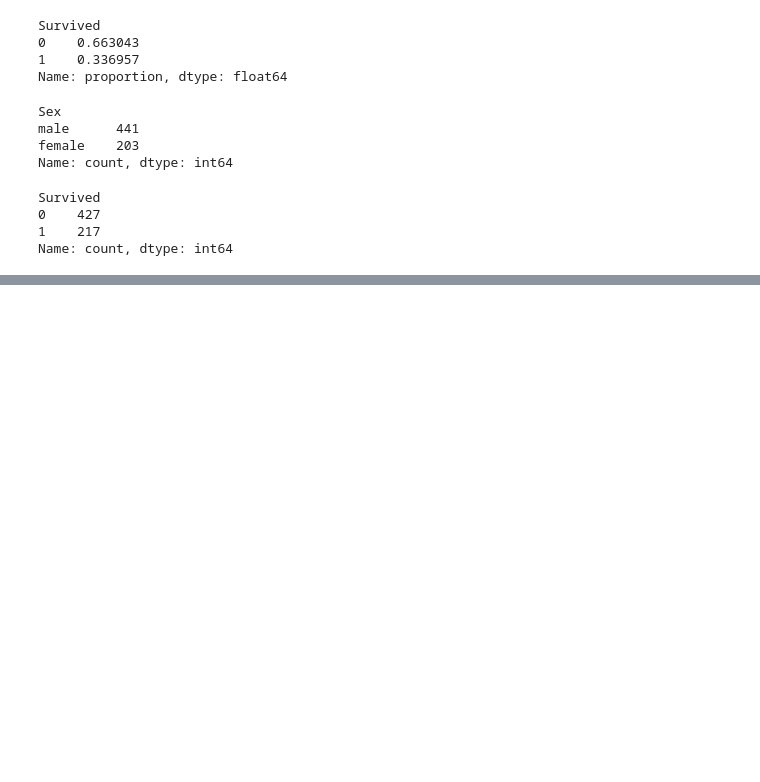
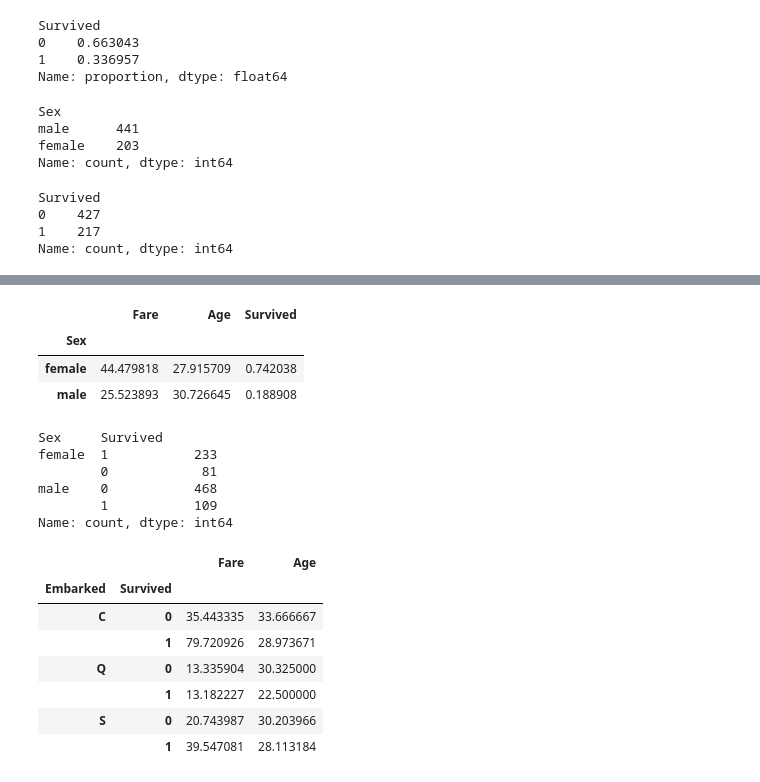
Before and after one commit to Sameerbhattarai99/ds-mlbatch-07, a Jupyter notebook: data_part/pandas/exploration.ipynb, the cells around one changed output, grey strips where cells are left out. Cells and saved outputs as stored; diff of their text form; code cells hidden in the pictures; blank space fills up the shorter version.

```diff
--- a/data_part/pandas/exploration.ipynb
+++ b/data_part/pandas/exploration.ipynb
@@ -156,0 +201,29 @@ Name: count, dtype: int64
+# %%
+group_by_gender.mean()
+# %% [output]
+|  | Fare | Age | Survived |
+| Sex |  |  |  |
+| female | 44.479818 | 27.915709 | 0.742038 |
+| male | 25.523893 | 30.726645 | 0.188908 |
+# %%
+grooup_by_gender.value_counts(["Survived"])
+# %% [output]
+Sex     Survived
+female  1           233
+        0            81
+male    0           468
+        1           109
+Name: count, dtype: int64
+# %%
+group_by_embarked = titanic_df[["Embarked","Fare","Age","Survived"]].groupby(by = ["Embarked","Survived"])
+# %%
+group_by_embarked.mean()
+# %% [output]
+|  |  | Fare | Age |
+| Embarked | Survived |  |  |
+| C | 0 | 35.443335 | 33.666667 |
+|  | 1 | 79.720926 | 28.973671 |
+| Q | 0 | 13.335904 | 30.325000 |
+|  | 1 | 13.182227 | 22.500000 |
+| S | 0 | 20.743987 | 30.203966 |
+|  | 1 | 39.547081 | 28.113184 |
```
Also changed, not shown: parts of 14 cells of this notebook.
